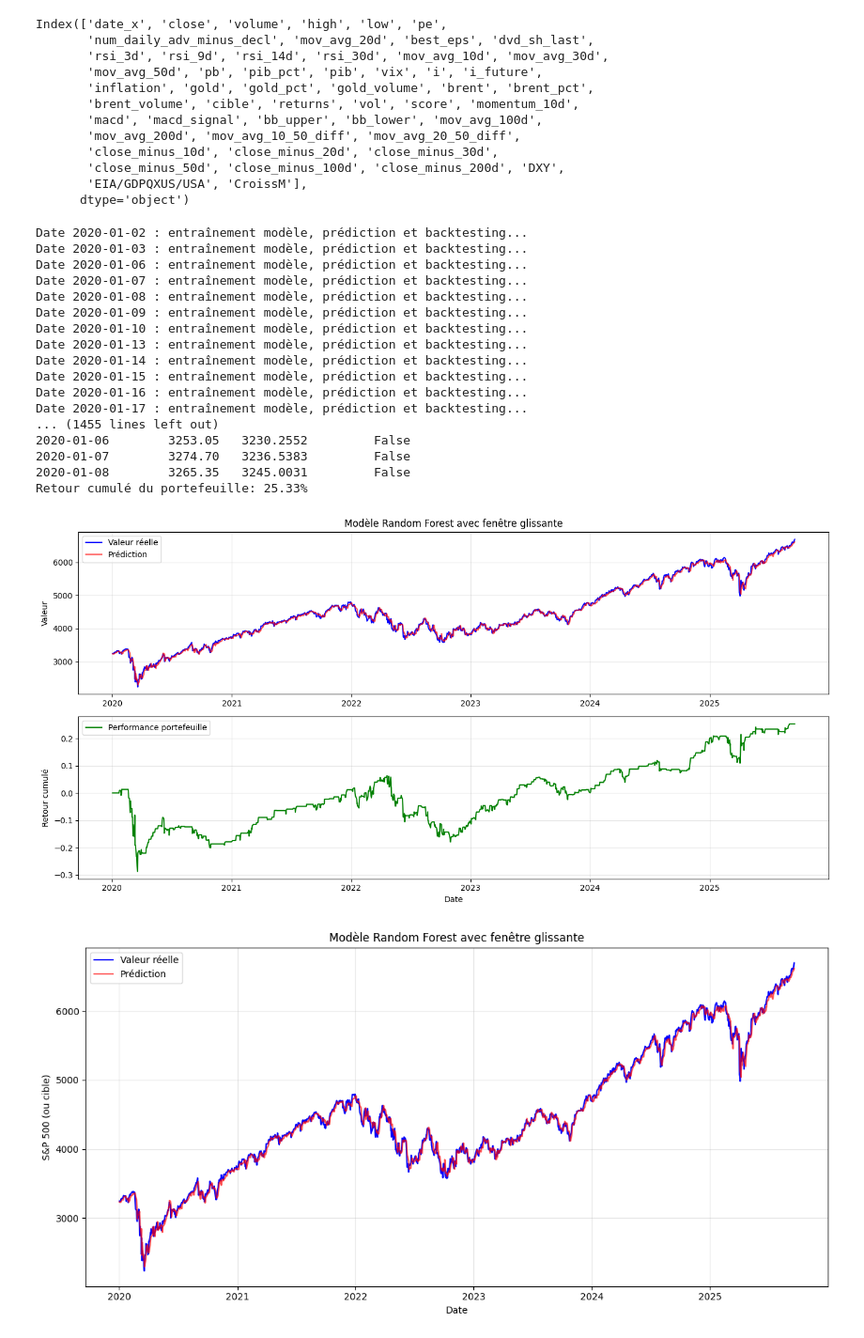
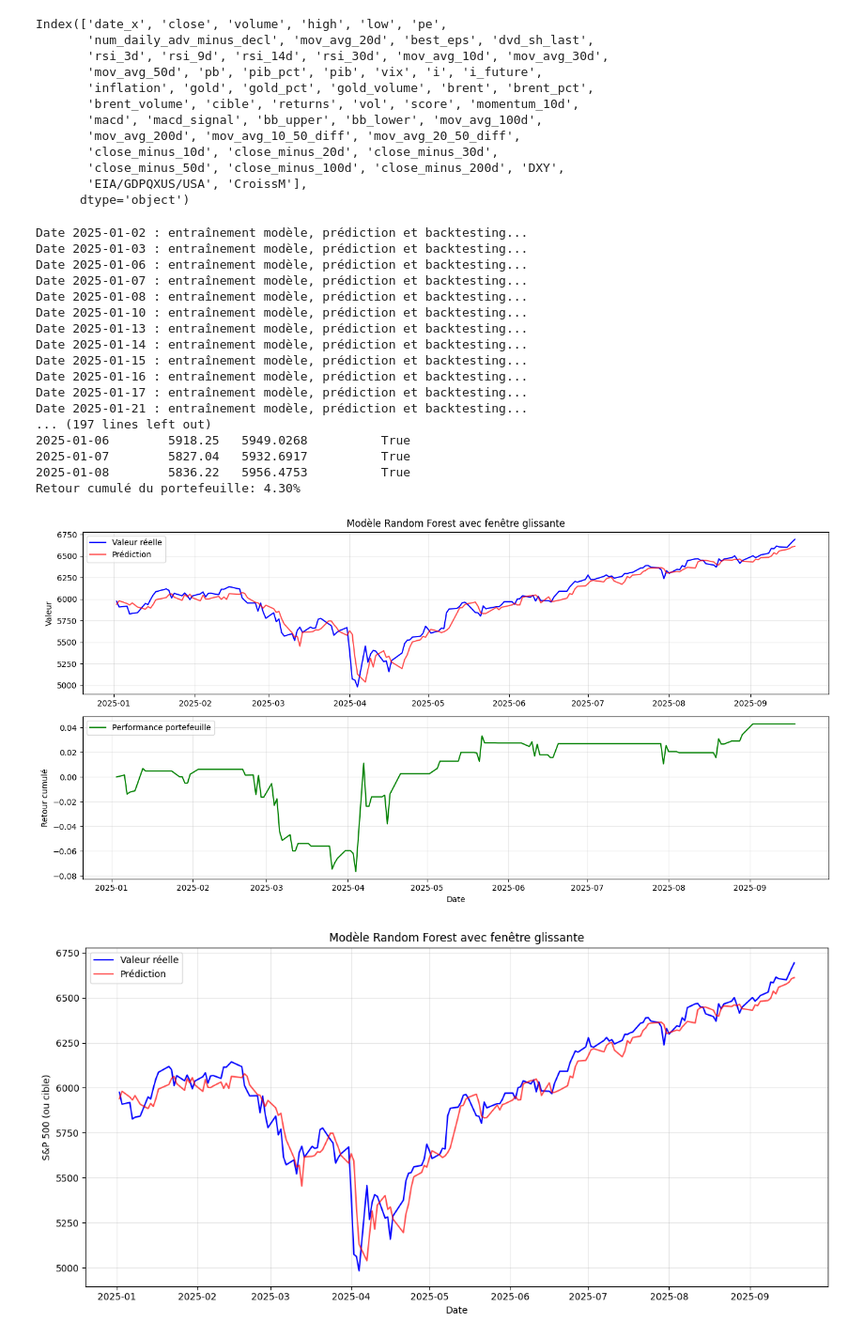
Before and after one commit to Alazuz/bigdata_project, a Jupyter notebook: Random Forest.ipynb, the cells around one changed output. Shown at 94% size. Cells and saved outputs as stored; diff of their text form; code cells hidden in the pictures.

```diff
--- a/Random Forest.ipynb
+++ b/Random Forest.ipynb
@@ -62,7 +62,7 @@ import matplotlib.pyplot as plt
 window_years = 3  # nombre d'années de données pour entraîner (ex : 3 ans)
 trading_days_per_year = 250
 window_size = window_years * trading_days_per_year  # ~750 jours
-start_date = '2020-01-01'
+start_date = '2025-01-01'
 end_date = '2025-09-18'
 df = data.copy()
 
@@ -130,16 +130,20 @@ results = pd.DataFrame({
     'Signal achat': signals
 }, index=prediction_dates)
 
-previous_price = df['cible'].shift(1).reindex(results.index)
-entries = results['Prédiction'] > previous_price
-exits = ~entries
+previous_price = df['cible'].reindex(results.index)
+long_entries = results['Prédiction'] > previous_price
+long_exits = results['Prédiction'] < previous_price
 
+short_entries = results['Prédiction'] < previous_price
+short_exits = results['Prédiction'] > previous_price
 price = df['cible'].reindex(results.index)
 
 portfolio = vbt.Portfolio.from_signals(
     close=price,
-    entries=entries,
-    exits=exits
+    entries=long_entries,
+    exits = long_exits,
+    short_entries = short_entries,
+    short_exits = short_exits
 )
 
 portfolio.plot().show()
@@ -163,49 +167,49 @@ plt.figure(figsize=(14,7))
 plt.subplot(2,1,1)
 plt.plot(results.index, results['Valeur réelle'], label='Valeur réelle', color='blue')
 plt.plot(results.index, results['Prédiction'], label='Prédiction', color='red', alpha=0.7)
 plt.title("Modèle Random Forest avec fenêtre glissante")
 plt.ylabel("Valeur")
 plt.legend()
 plt.grid(True, alpha=0.3)
 
 plt.subplot(2,1,2)
 plt.plot(returns_dates, cumulative_returns, label='Performance portefeuille', color='green')
 plt.xlabel("Date")
 plt.ylabel("Retour cumulé")
 plt.legend()
 plt.grid(True, alpha=0.3)
 
 plt.tight_layout()
 plt.show()
 
 # === Affichage === #
 plt.figure(figsize=(12,6))
 plt.plot(results.index, results['Valeur réelle'], label='Valeur réelle', color='blue')
 plt.plot(results.index, results['Prédiction'], label='Prédiction', color='red', alpha=0.7)
 plt.title("Modèle Random Forest avec fenêtre glissante")
 plt.xlabel("Date")
 plt.ylabel("S&P 500 (ou cible)")
 plt.legend()
 plt.grid(True, alpha=0.3)
 plt.tight_layout()
 plt.show()
 # %% [output]
-Date 2020-01-02 : entraînement modèle, prédiction et backtesting...
-Date 2020-01-03 : entraînement modèle, prédiction et backtesting...
-Date 2020-01-06 : entraînement modèle, prédiction et backtesting...
-Date 2020-01-07 : entraînement modèle, prédiction et backtesting...
-Date 2020-01-08 : entraînement modèle, prédiction et backtesting...
-Date 2020-01-09 : entraînement modèle, prédiction et backtesting...
-Date 2020-01-10 : entraînement modèle, prédiction et backtesting...
-Date 2020-01-13 : entraînement modèle, prédiction et backtesting...
-Date 2020-01-14 : entraînement modèle, prédiction et backtesting...
-Date 2020-01-15 : entraînement modèle, prédiction et backtesting...
-Date 2020-01-16 : entraînement modèle, prédiction et backtesting...
-Date 2020-01-17 : entraînement modèle, prédiction et backtesting...
-... (1455 lines left out)
-2020-01-06        3253.05   3230.2552         False
-2020-01-07        3274.70   3236.5383         False
-2020-01-08        3265.35   3245.0031         False
-Retour cumulé du portefeuille: 25.33%
+Date 2025-01-02 : entraînement modèle, prédiction et backtesting...
+Date 2025-01-03 : entraînement modèle, prédiction et backtesting...
+Date 2025-01-06 : entraînement modèle, prédiction et backtesting...
+Date 2025-01-07 : entraînement modèle, prédiction et backtesting...
+Date 2025-01-08 : entraînement modèle, prédiction et backtesting...
+Date 2025-01-10 : entraînement modèle, prédiction et backtesting...
+Date 2025-01-13 : entraînement modèle, prédiction et backtesting...
+Date 2025-01-14 : entraînement modèle, prédiction et backtesting...
+Date 2025-01-15 : entraînement modèle, prédiction et backtesting...
+Date 2025-01-16 : entraînement modèle, prédiction et backtesting...
+Date 2025-01-17 : entraînement modèle, prédiction et backtesting...
+Date 2025-01-21 : entraînement modèle, prédiction et backtesting...
+... (197 lines left out)
+2025-01-06        5918.25   5949.0268          True
+2025-01-07        5827.04   5932.6917          True
+2025-01-08        5836.22   5956.4753          True
+Retour cumulé du portefeuille: 4.30%
-[figure, old version]
+[figure, new version]
-[figure, old version]
+[figure, new version]
```
Also changed, not shown: parts of 1 cell of this notebook.
